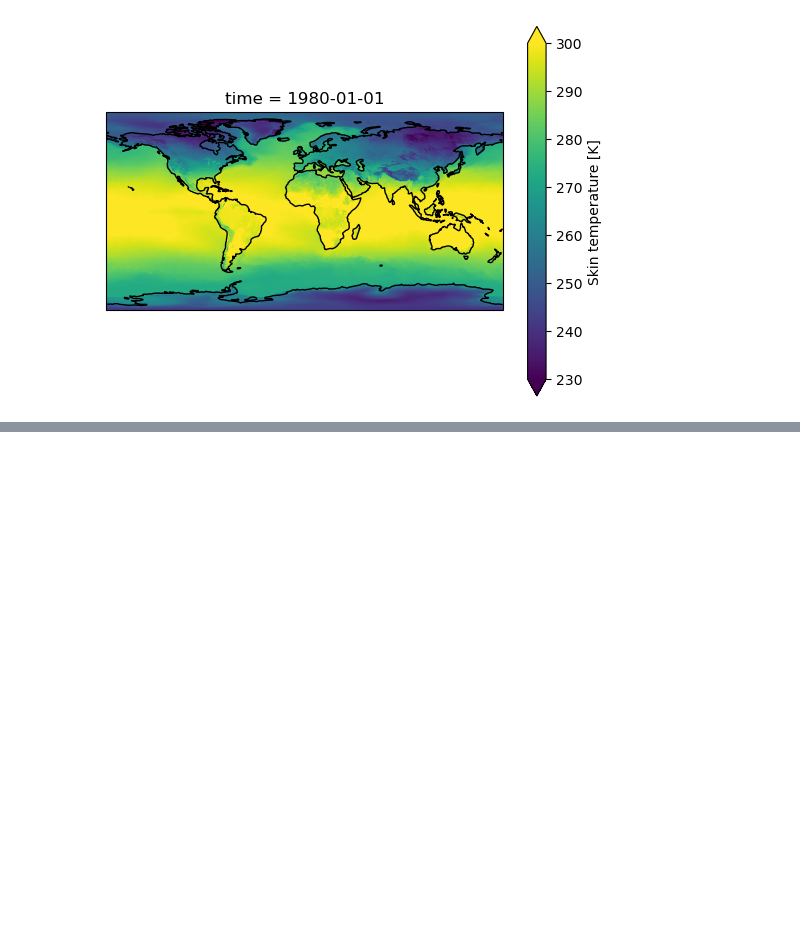
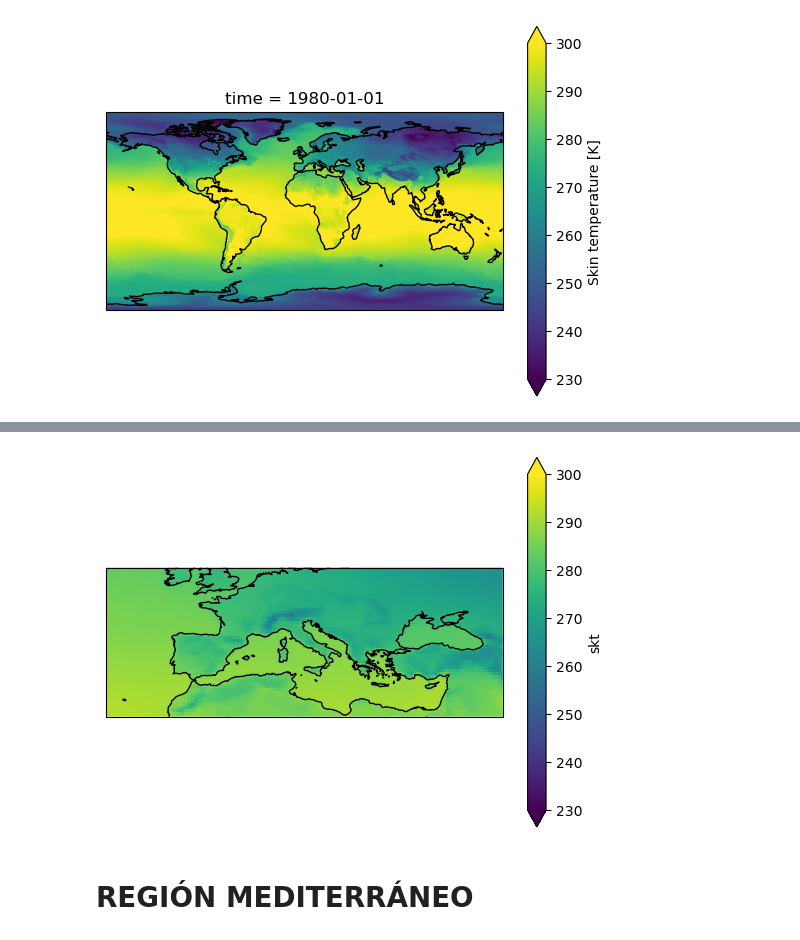
Before and after one commit to rubeenalonso/Practicas-Predictia, a Jupyter notebook: Tarea.ipynb, the cells around one changed output, grey strips where cells are left out. Saved outputs shown, nothing was run; the diff lists cells and outputs as text; code cells hidden in the pictures; blank space fills up the shorter version.

```diff
--- a/Tarea.ipynb
+++ b/Tarea.ipynb
@@ -119,0 +129,11 @@ ax.coastlines()
+# %%
+# Se muestra la media de todos los años para la región del Mediterráneo
+dr_out_med = dr_out.mean(dim='time')
+ax = plt.axes(projection=ccrs.PlateCarree())
+dr_out_med.plot.pcolormesh(ax=ax, vmin=230, vmax=300)
+ax.coastlines()
+ax.set_extent([-20, 45, 30, 50])
+# %% [output]
+[figure, added]
+# %% [markdown]
+# REGIÓN MEDITERRÁNEO
```
Also changed, not shown: parts of 7 cells of this notebook.
